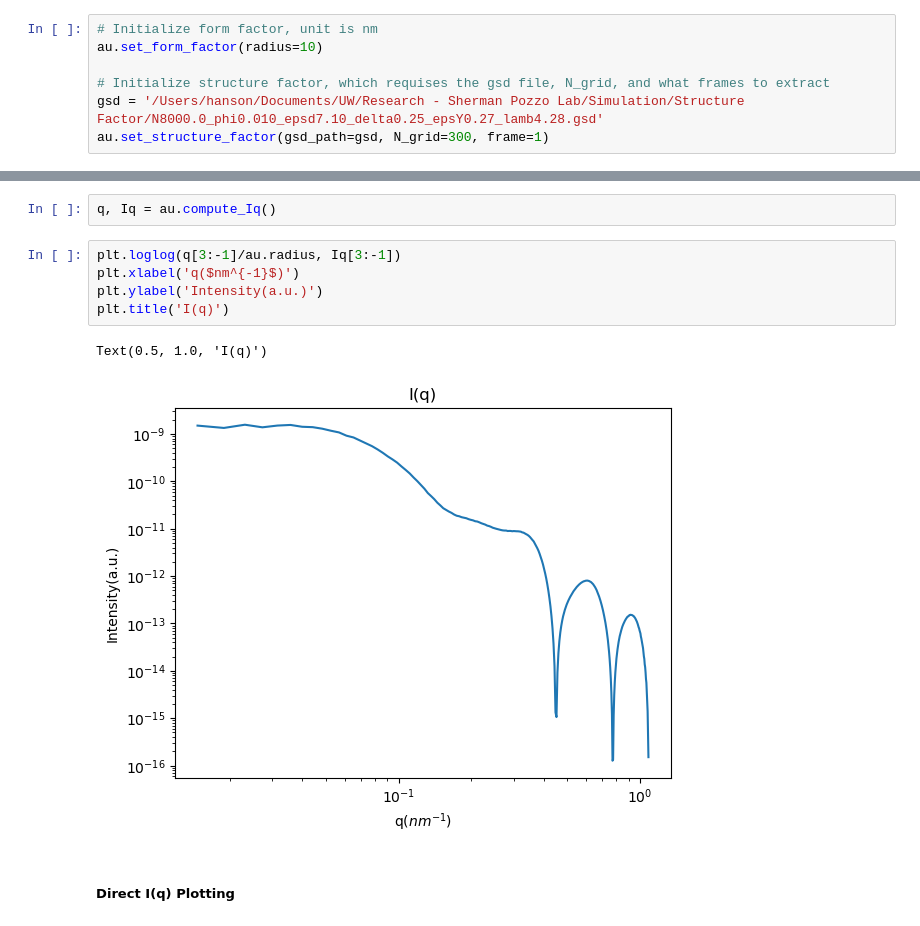
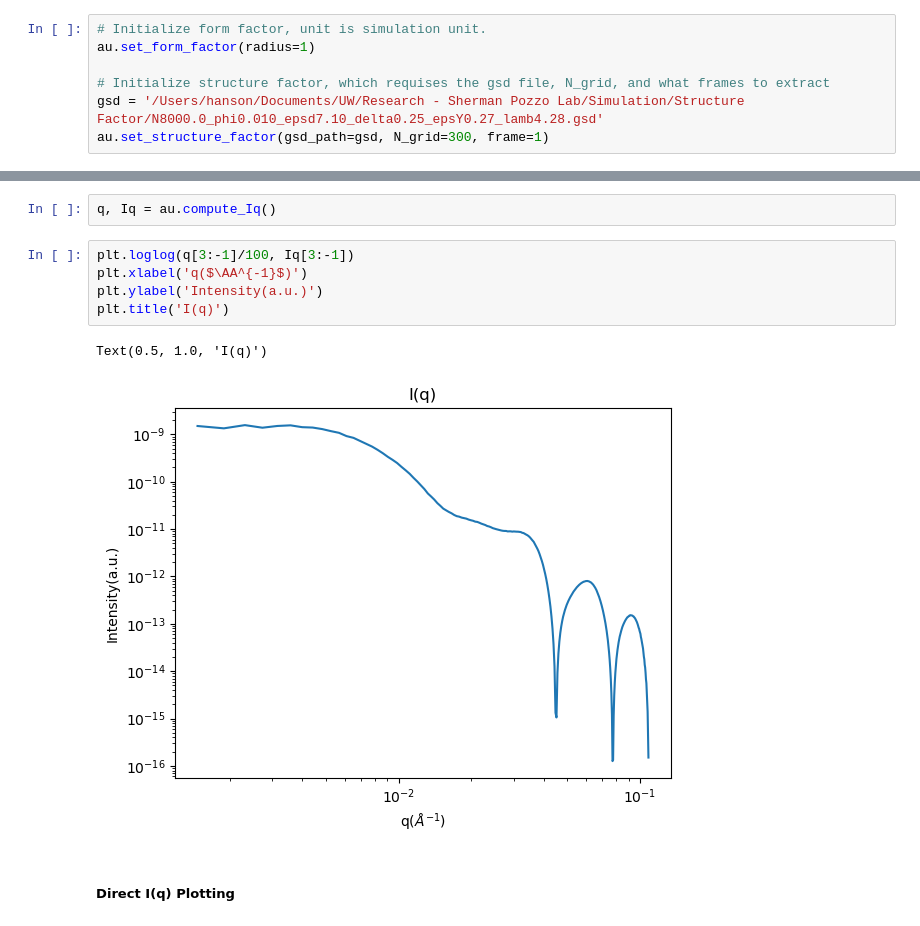
Before and after one commit to hansoncjc/gsd2sas, a Jupyter notebook: examples/Sphere.ipynb, the cells around one changed output, grey strips where cells are left out. Saved outputs shown, nothing was run; the diff lists cells and outputs as text.

```diff
--- a/examples/Sphere.ipynb
+++ b/examples/Sphere.ipynb
@@ -16,8 +16,8 @@ import matplotlib.ticker as ticker
 # SLD of samples and solvent can be found in literature
 au = SphereIntensity(volume_fraction=0.01, sld_sample=118e-6, sld_solvent=9.44e-6)
 # %%
-# Initialize form factor, unit is nm
-au.set_form_factor(radius=10)
+# Initialize form factor, unit is simulation unit.
+au.set_form_factor(radius=1)
 
 # Initialize structure factor, which requises the gsd file, N_grid, and what frames to extract
 gsd = '/Users/hanson/Documents/UW/Research - Sherman Pozzo Lab/Simulation/Structure Factor/N8000.0_phi0.010_epsd7.10_delta0.25_epsY0.27_lamb4.28.gsd'
@@ -53,13 +53,13 @@ plt.yscale('log')
 # %%
 q, Iq = au.compute_Iq()
 # %%
-plt.loglog(q[3:-1]/au.radius, Iq[3:-1])
-plt.xlabel('q($nm^{-1}$)')
+plt.loglog(q[3:-1]/100, Iq[3:-1])
+plt.xlabel('q($\AA^{-1}$)')
 plt.ylabel('Intensity(a.u.)')
 plt.title('I(q)')
 # %% [output]
 Text(0.5, 1.0, 'I(q)')
-[figure, old version]
+[figure, new version]
 # %% [markdown]
 ##### Direct I(q) Plotting
 # %%
```
Also changed, not shown: parts of 2 cells of this notebook.
